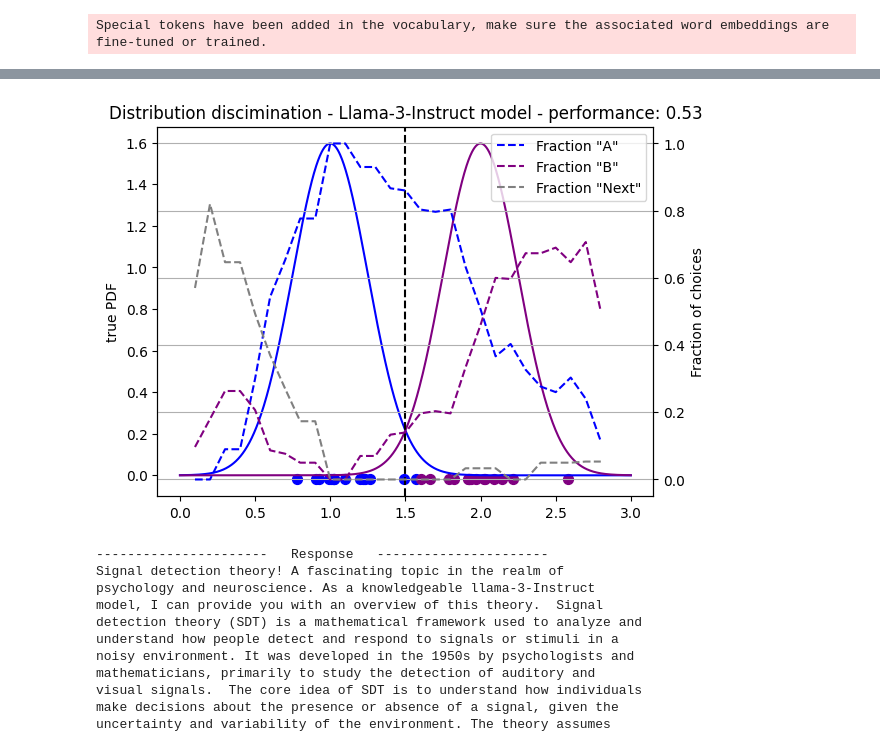
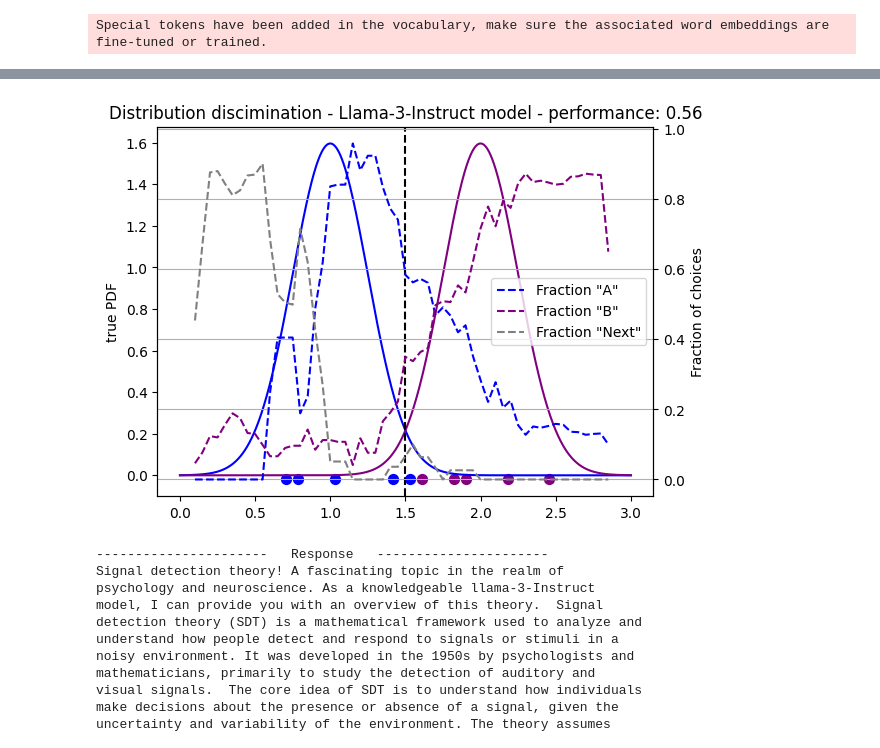
Before and after one commit to gmatteuc/PsychoLlama, a Jupyter notebook: llama_3_instruct_hugging_face_experiment.ipynb, the cells around one changed output, grey strips where cells are left out. Cells and saved outputs as stored; diff of their text form; code cells hidden in the pictures.

```diff
--- a/llama_3_instruct_hugging_face_experiment.ipynb
+++ b/llama_3_instruct_hugging_face_experiment.ipynb
@@ -231,20 +228,20 @@ dist_B = {'mean': 2, 'std': 0.25}
 # samples_A = np.random.normal(dist_A['mean'], dist_A['std'], 15) # dist_A['mean']
 # samples_B = np.random.normal(dist_B['mean'], dist_B['std'], 15) # dist_B['mean']
 # set testing samples
-testing_samples = np.arange(0.1, 2.9, 0.1)
+testing_samples = np.arange(0.1, 2.9, 0.05)
 # set the system message
 system_message = "You are the llama-3-Instruct model. A large language model trained to generate text.\
         Giulio is the name of the person who set me up on this pc. I will work as a subject of Giulio's research."
 # set the number of batches per test
-n_batches=100
+n_batches=200
 # initialize the fractions of responses storage
 response_fractions = []
 for testing_sample_idx in tqdm(range(len(testing_samples))):
         # select current sample
         current_sample = testing_samples[testing_sample_idx]
         # generate initial samples
-        samples_A = np.random.normal(dist_A['mean'], dist_A['std'], 15) # dist_A['mean']
-        samples_B = np.random.normal(dist_B['mean'], dist_B['std'], 15) # dist_B['mean']
+        samples_A = np.random.normal(dist_A['mean'], dist_A['std'], 5) # dist_A['mean']
+        samples_B = np.random.normal(dist_B['mean'], dist_B['std'], 5) # dist_B['mean']
         # generate the prompts for the batches of current sample
         batched_prompts = []
         for i in range(n_batches):
@@ -289,37 +286,37 @@ ideal_matrix[:half_rows] = [1, 0, 0]
 ideal_matrix[half_rows:] = [0, 1, 0]
 # compute performance metrics (fraction of correct responses)
 performance = (response_fractions_matrix * ideal_matrix).sum(axis=1)
 # compute the average performance
 average_performance = performance.mean()
 
 # generating points for the Gaussian curves
 x = np.linspace(0, 3, 1000)
 gaussian_A = (1 / (dist_A['std'] * np.sqrt(2 * np.pi))) * np.exp(-0.5 * ((x - dist_A['mean']) / dist_A['std'])**2)
 gaussian_B = (1 / (dist_B['std'] * np.sqrt(2 * np.pi))) * np.exp(-0.5 * ((x - dist_B['mean']) / dist_B['std'])**2)
 # plotting the Gaussian curves
 plt.plot(x, gaussian_A, label='Gaussian A', color='blue')
 plt.plot(x, gaussian_B, label='Gaussian B', color='purple')
 # plotting the samples
 plt.scatter(samples_A, np.zeros_like(samples_A) - 0.02, color='blue', s=50, label='Samples A')
 plt.scatter(samples_B, np.zeros_like(samples_B) - 0.02, color='purple', s=50, label='Samples B')
 # plot dashed vertical line for ideal boundary
 plt.axvline(x=1.5, color='black', linestyle='dashed')
 plt.ylabel('true PDF')
 # plotting the response fractions on another y-axis with dashed lines
 plt.twinx()
-plt.plot(testing_samples_vector, smooth_vector(response_fractions_matrix[:, 0]), label='Fraction "A"', color='blue', linestyle='dashed')
-plt.plot(testing_samples_vector, smooth_vector(response_fractions_matrix[:, 1]), label='Fraction "B"', color='purple', linestyle='dashed')
-plt.plot(testing_samples_vector, smooth_vector(response_fractions_matrix[:, 2]), label='Fraction "Next"', color='gray', linestyle='dashed')
+plt.plot(testing_samples_vector, smooth_vector(response_fractions_matrix[:, 0],4), label='Fraction "A"', color='blue', linestyle='dashed')
+plt.plot(testing_samples_vector, smooth_vector(response_fractions_matrix[:, 1],4), label='Fraction "B"', color='purple', linestyle='dashed')
+plt.plot(testing_samples_vector, smooth_vector(response_fractions_matrix[:, 2],4), label='Fraction "Next"', color='gray', linestyle='dashed')
 # adding labels and title
 plt.xlabel('Value')
 plt.ylabel('Fraction of choices')
 plt.title('Distribution discimination - Llama-3-Instruct model - performance: {:.2f}'.format(average_performance))
 plt.legend()
 plt.grid(True)
 # Show the plot
 plt.show()
 # %% [output]
-[figure, old version]
+[figure, new version]
 # %%
 # set the system message
 system_message = "You are the llama-3-Instruct model. A large language model trained to generate text.\
```
Also changed, not shown: parts of 2 cells of this notebook.
